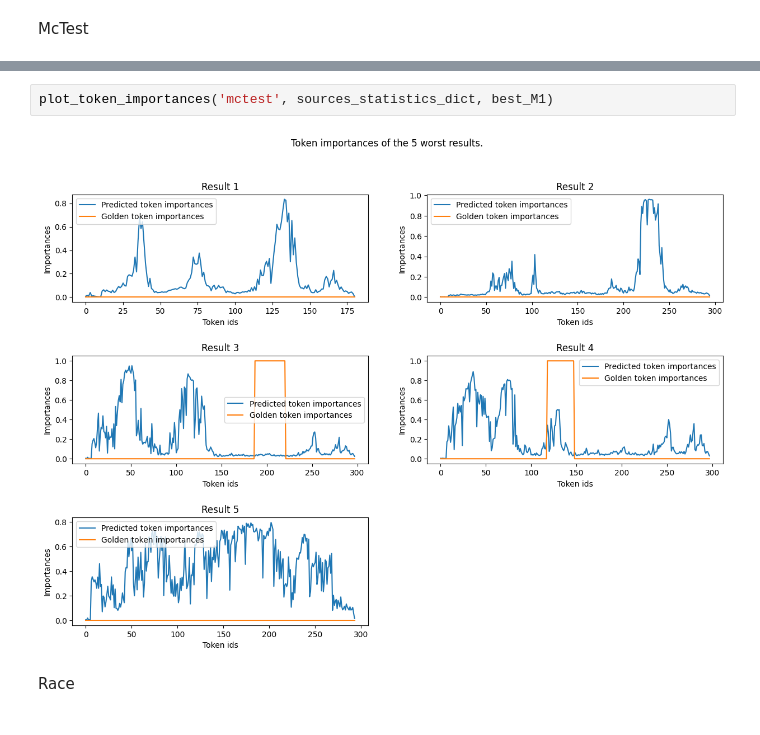
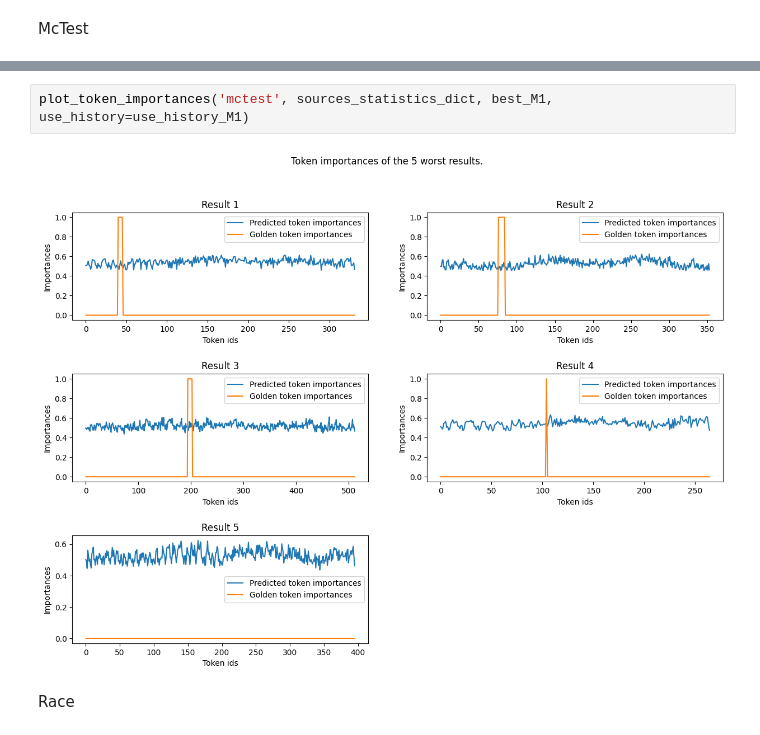
Before and after one commit to RiccardoSpolaor/Question-Answering, a Jupyter notebook: main_trainer_redone.ipynb, the cells around one changed output, grey strips where cells are left out. Saved outputs shown, nothing was run; the diff lists cells and outputs as text.

```diff
--- a/main_trainer_redone.ipynb
+++ b/main_trainer_redone.ipynb
@@ -723,7 +715,7 @@ show_worst_errors('mctest', sources_statistics_dict)
 # %%
-plot_token_importances('mctest', sources_statistics_dict, best_M1)
+plot_token_importances('mctest', sources_statistics_dict, best_M1, use_history=use_history_M1)
 # %% [output]
-[figure, old version]
+[figure, new version]
 # %% [markdown]
 Race
 # %%
```
Also changed, not shown: parts of 13 cells of this notebook, 2 other files.
